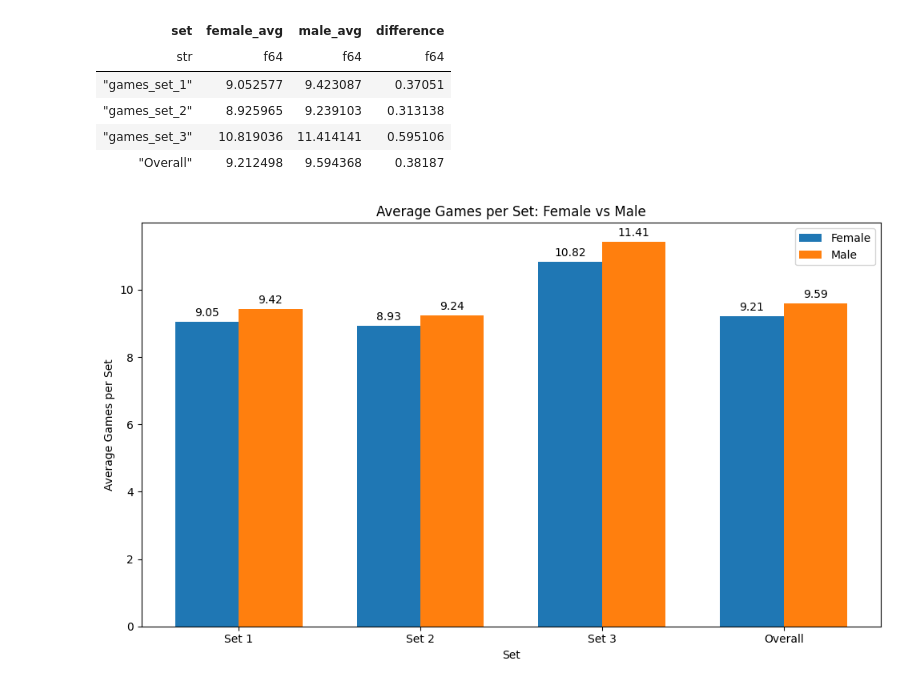
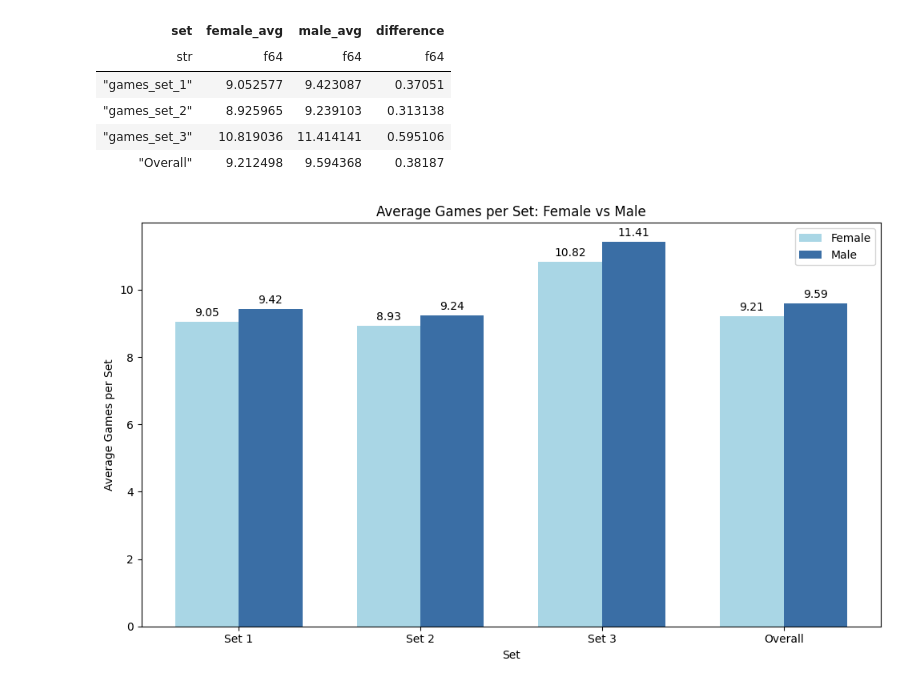
Before and after one commit to kimia2328/tennis_data_analysis, a Jupyter notebook: questions/12_question_avg_games_per_set.ipynb, the cells around one changed output. Saved outputs shown, nothing was run; the diff lists cells and outputs as text; code cells hidden in the pictures.

Commit message:
changing the charts colors

```diff
--- a/questions/12_question_avg_games_per_set.ipynb
+++ b/questions/12_question_avg_games_per_set.ipynb
@@ -741,32 +792,32 @@ shape: (4, 4)
 # %%
 import matplotlib.pyplot as plt
 import numpy as np
 
 # Data from final_result
 labels = ["Set 1", "Set 2", "Set 3", "Overall"]
 
 female = final_result["female_avg"].to_list()
 male = final_result["male_avg"].to_list()
 
 x = np.arange(len(labels))
 width = 0.35
 
 plt.figure(figsize=(10, 6))
 
-bars_f = plt.bar(x - width/2, female, width, label="Female")
-bars_m = plt.bar(x + width/2, male, width, label="Male")
+bars_f = plt.bar(x - width/2, female, width, label="Female", color= "#A9D6E5")
+bars_m = plt.bar(x + width/2, male, width, label="Male", color= "#3A6EA5")
 
 # Show values on bars
 plt.bar_label(bars_f, fmt="%.2f", padding=3)
 plt.bar_label(bars_m, fmt="%.2f", padding=3)
 
 plt.xticks(x, labels)
 plt.ylabel("Average Games per Set")
 plt.xlabel("Set")
 plt.title("Average Games per Set: Female vs Male")
 plt.legend()
 
 plt.tight_layout()
 plt.show()
 # %% [output]
-[figure, old version]
+[figure, new version]
```
Also changed, not shown: parts of 4 cells of this notebook, 5 other files.
